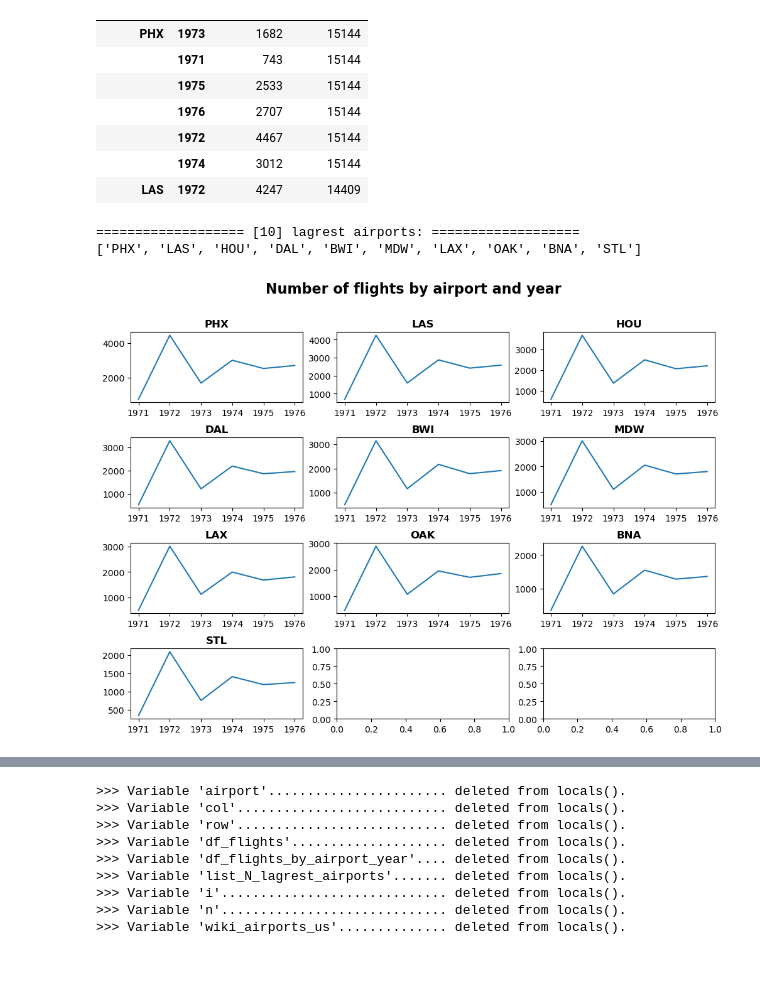
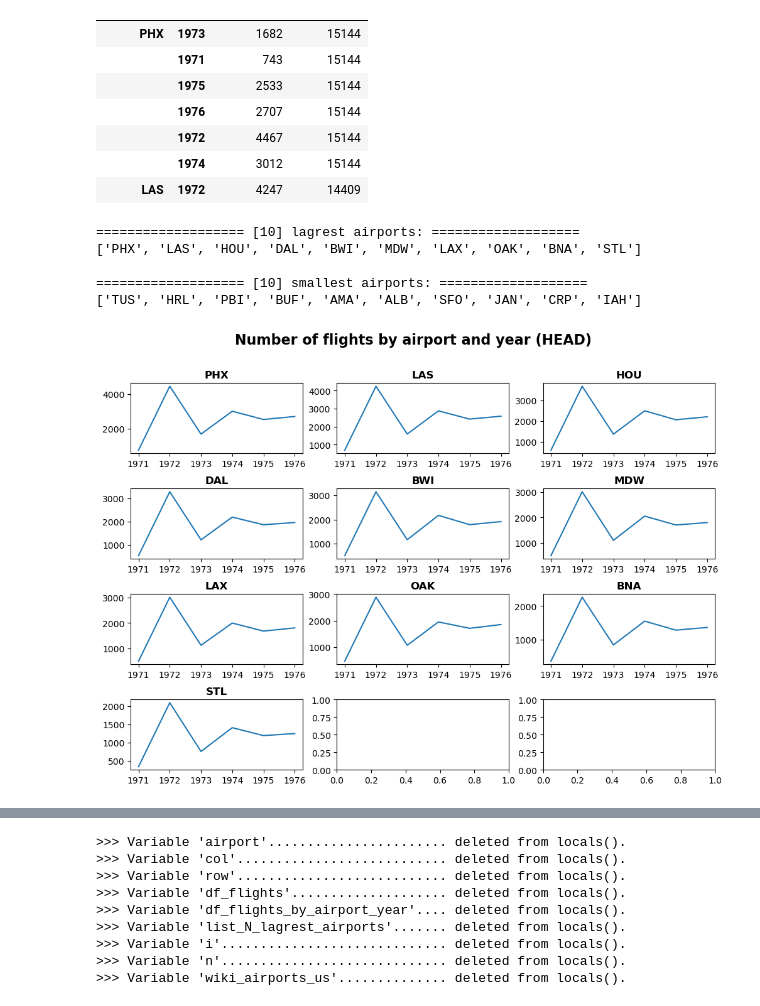
Before and after one commit to serg-razum-off/Altair, a Jupyter notebook: [PD] practice on V_Filghts.ipynb, the cells around one changed output, grey strips where cells are left out. Saved outputs shown, nothing was run; the diff lists cells and outputs as text; code cells hidden in the pictures; blank space fills up the shorter version.

Commit message:
SR [2023-04-23]: Vega Flights Dataset Analysis: finished
>> one more update: analysis for pattern in destination and origin applied

```diff
--- a/[PD] practice on V_Filghts.ipynb
+++ b/[PD] practice on V_Filghts.ipynb
@@ -450,32 +459,46 @@ df_flights_by_airport_year[:7]
 # %%
 n = 10
 
-list_N_lagrest_airports = (
+df_flights_by_destination = (
     df_flights_by_airport_year['total_flights']
         .reset_index(drop=True, level=1)
         .groupby('destination')
         .min()
         .sort_values(ascending=False)
+)
+list_N_lagrest_airports = (
+        df_flights_by_destination
         .head(n)
         .index.tolist()
 )
 
+list_N_smallest_airports = (
+    df_flights_by_destination
+    .tail(n)
+    .index.tolist()
+)
+
 print_X(f"[{n}] lagrest airports:")
-print(f"{list_N_lagrest_airports}")
+print(f"{list_N_lagrest_airports}"+"\n")
+print_X(f"[{n}] smallest airports:")
+print(f"{list_N_smallest_airports}")
 # %% [output]
 =================== [10] lagrest airports: ===================
 ['PHX', 'LAS', 'HOU', 'DAL', 'BWI', 'MDW', 'LAX', 'OAK', 'BNA', 'STL']
+
+=================== [10] smallest airports: ===================
+['TUS', 'HRL', 'PBI', 'BUF', 'AMA', 'ALB', 'SFO', 'JAN', 'CRP', 'IAH']
 # %%
-import matplotlib.pyplot as plt
-fig, ax = plt.subplots(nrows=int(n/3+1), ncols=3, figsize=(12, 8))
+num_columns = 3
+fig, ax = plt.subplots(nrows=int(n/num_columns+1), ncols=num_columns, figsize=(12, 8))
 fig.subplots_adjust(hspace=0.5)
-fig.suptitle('Number of flights by airport and year', fontsize=16, fontweight='bold')
+fig.suptitle('Number of flights by airport and year (HEAD)', fontsize=16, fontweight='bold')
 
 for i, airport in enumerate(list_N_lagrest_airports):
-    row = i // 3
-    col = i % 3
+    row = i // num_columns
+    col = i % num_columns
     df_flights_by_airport_year.loc[airport]['num_flights'].sort_index().plot(ax=ax[row, col])
     ax[row, col].set_title(airport, loc='center', fontweight='bold')
     ax[row, col].set_xlabel(None)
 # %% [output]
-[figure, old version]
+[figure, new version]
```
Also changed, not shown: parts of 5 cells of this notebook, 2 other files.
